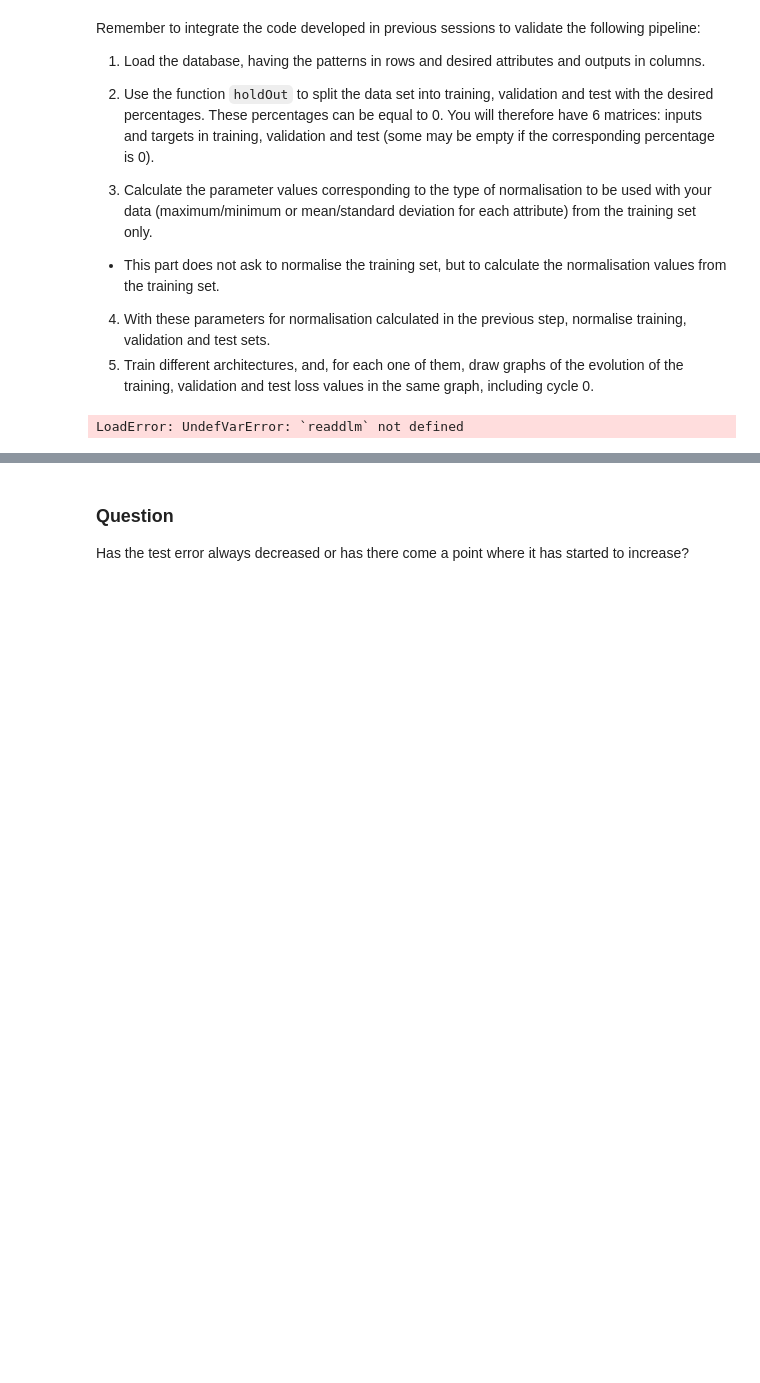
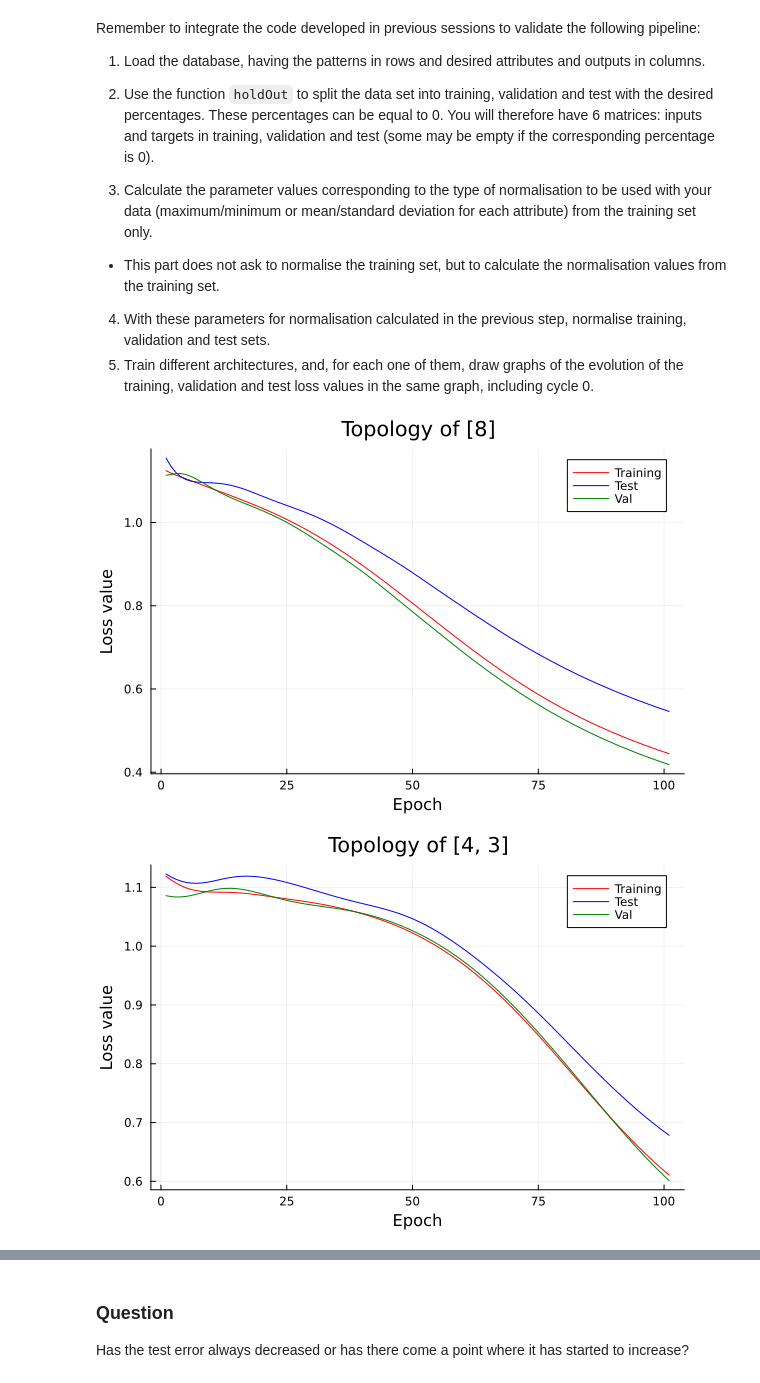
Before and after one commit to AlejandroDopico2/MIA_ML1, a Jupyter notebook: Unit 3 - Overfitting.ipynb, the cells around one changed output, grey strips where cells are left out. Drawn from its saved outputs; the diff is of its cells as text; code cells hidden in the pictures; blank space fills up the shorter version.

```diff
--- a/Unit 3 - Overfitting.ipynb
+++ b/Unit 3 - Overfitting.ipynb
@@ -340,0 +279,31 @@ trainClassANN (generic function with 16 methods)
+# %%
+function trainClassANN(topology::AbstractArray{<:Int,1},
+        trainingDataset::Tuple{AbstractArray{<:Real,2}, AbstractArray{Bool,1}};
+        validationDataset::Tuple{AbstractArray{<:Real,2}, AbstractArray{Bool,1}}=
+                    (Array{eltype(trainingDataset[1]),2}(undef,0,0), falses(0)),
+        testDataset::Tuple{AbstractArray{<:Real,2}, AbstractArray{Bool,1}}=
+                    (Array{eltype(trainingDataset[1]),2}(undef,0,0), falses(0)),
+        transferFunctions::AbstractArray{<:Function,1}=fill(σ, length(topology)),
+        maxEpochs::Int=1000, minLoss::Real=0.0, learningRate::Real=0.01,
+        maxEpochsVal::Int=20, showText::Bool=false)
+
+    trainingInputs, trainingTargets = trainingDataset
+    testInputs, testTargets = testDataset
+    validationInputs, validationTargets = validationDataset
+    testTargets = reshape(testTargets, :, 1)
+    validationTargets = reshape(validationTargets, :, 1)
+
+    trainingTargets = reshape(trainingTargets, :, 1)
+
+    is_val_empty = size(validationDataset[1]) == (0, 0)
+    is_test_empty = size(testDataset[1]) == (0, 0)
+
+    return trainClassANN(topology, (trainingInputs, trainingTargets);
+        validationDataset = (validationInputs, validationTargets),
+        testDataset = (testInputs, testTargets),
+        transferFunctions = transferFunctions, maxEpochs = maxEpochs,
+        minLoss = minLoss, learningRate = learningRate,
+        maxEpochsVal = maxEpochsVal, showText= showText
+    )
+
+end
@@ -350,6 +321,10 @@ Remember to integrate the code developed in previous sessions to validate the fo
 4. With these parameters for normalisation calculated in the previous step, normalise training, validation and test sets.
 5. Train different architectures, and, for each one of them, draw graphs of the evolution of the training, validation and test loss values in the same graph, including cycle 0.
 # %%
+using DelimitedFiles
+using Plots
+include("functions.jl")
+
 # Define the parameters
 topologies = [[8], [4, 3], [6, 4], [16, 16]]
 learningRate = 0.01
@@ -357,35 +332,39 @@ numMaxEpochs = 100
 
 # Load the dataset
 dataset = readdlm("iris.data", ',')
+
 # Prepare the data
 inputs = convert(Array{Float32,2}, dataset[:,1:4])
 normalizeMinMax!(inputs)
 targets = oneHotEncoding(dataset[:,5])
 
 # Split the data into training, validation, and test sets
 (trainIndex, validationIndex, testIndex) = holdOut(size(inputs, 1), 0.2, 0.2)
 trainingInputs = inputs[trainIndex, :]
 testInputs = inputs[testIndex, :]
 trainingTargets = targets[trainIndex, :]
 testTargets = targets[testIndex, :]
 validationInputs = inputs[validationIndex, :]
 validationTargets = targets[validationIndex, :]
 
 results = Float32[]
 
 for topology in topologies
-    _, trainingLosses, testLosses = trainClassANN(
-        topology, (trainingInputs, trainingTargets),
+    _, trainingLosses, validationLosses, testLosses = trainClassANN(
+        topology, (trainingInputs, trainingTargets);
+        validationDataset = (validationInputs, validationTargets),
         testDataset = (testInputs, testTargets),
         maxEpochs = numMaxEpochs, learningRate = learningRate, showText=false
     )
 
     plotTrain = plot(trainingLosses, xaxis = "Epoch", yaxis = "Loss value",
                      title = "Topology of $topology", color = :red, label = "Training")
     plot!(plotTrain, testLosses, color = :blue, label = "Test")
+    plot!(plotTrain, validationLosses, color = :green, label = "Val")
 
     push!(results, testLosses[end])
     display(plotTrain)
 end
 # %% [output]
-LoadError: UndefVarError: `readdlm` not defined
+[figure, added]
+[figure, added]
```
Also changed, not shown: parts of 6 cells of this notebook.
